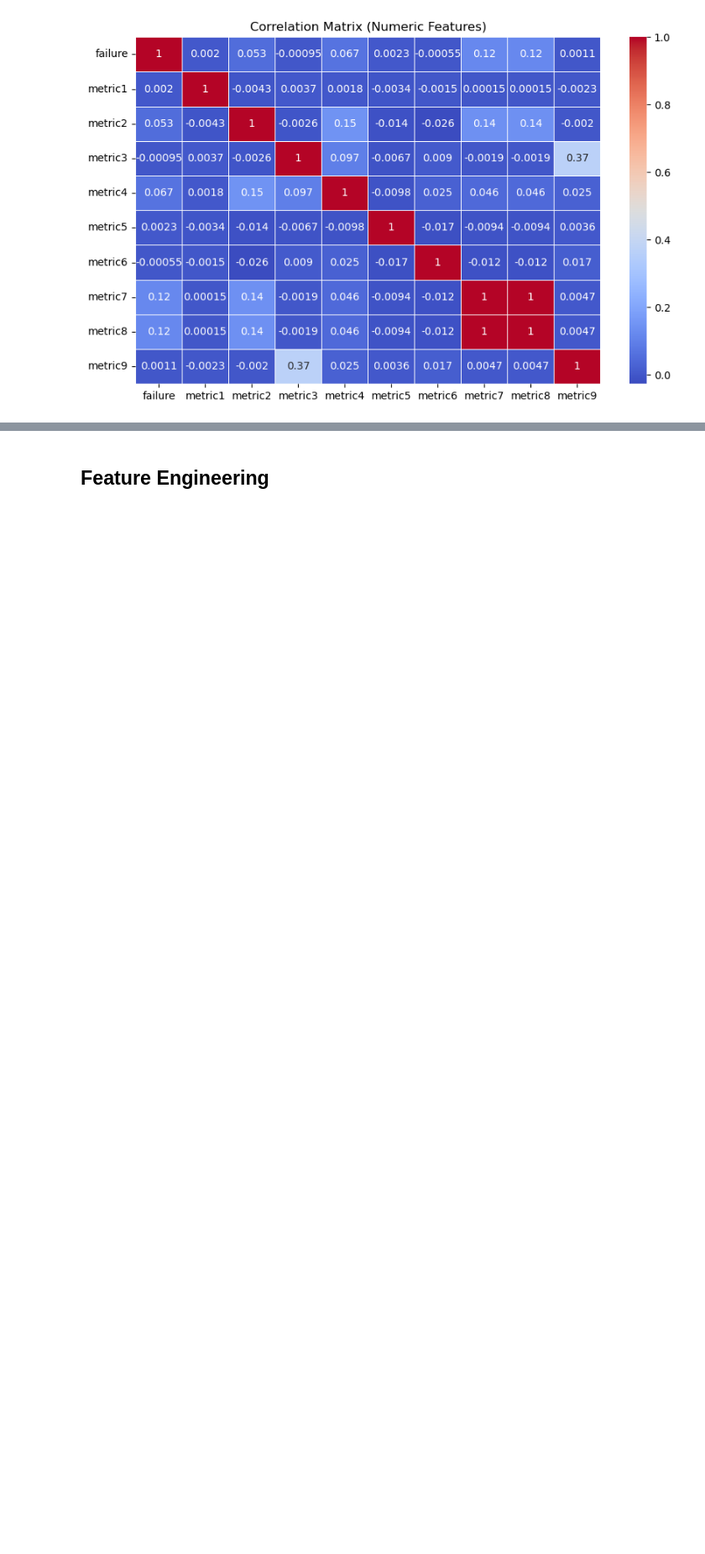
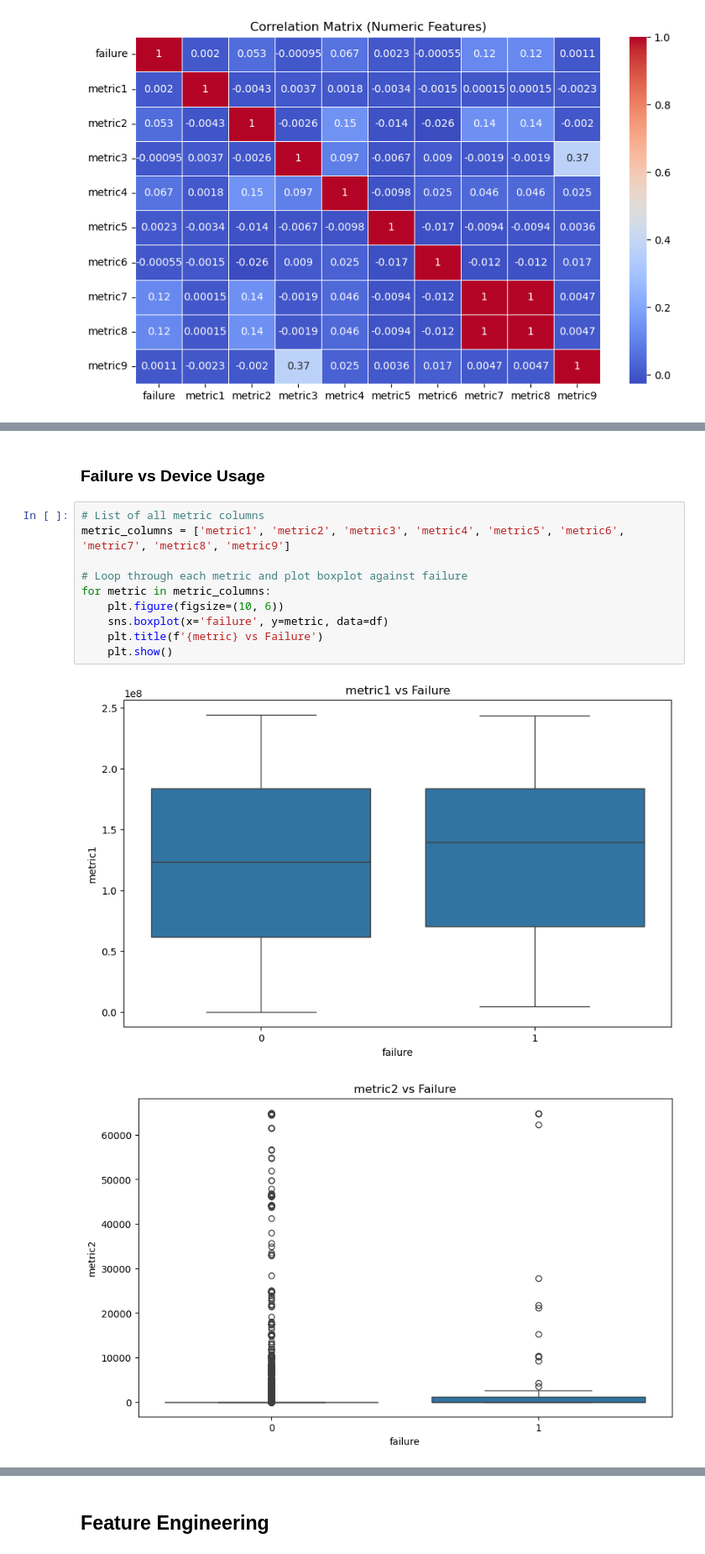
Before and after one commit to angelbenitezmd/AAI-540_Predictive-Maintenance-for-Pharmaceutical-Manufacturing-Equipment, a Jupyter notebook: 04_Feature_Store_EDA.ipynb, the cells around one changed output, grey strips where cells are left out. Shown at 84% size. Saved outputs shown, nothing was run; the diff lists cells and outputs as text; blank space fills up the shorter version.

```diff
--- a/04_Feature_Store_EDA.ipynb
+++ b/04_Feature_Store_EDA.ipynb
@@ -107,0 +133,15 @@ plt.show()
+# %% [markdown]
+### Failure vs Device Usage
+# %%
+# List of all metric columns
+metric_columns = ['metric1', 'metric2', 'metric3', 'metric4', 'metric5', 'metric6', 'metric7', 'metric8', 'metric9']
+
+# Loop through each metric and plot boxplot against failure
+for metric in metric_columns:
+    plt.figure(figsize=(10, 6))
+    sns.boxplot(x='failure', y=metric, data=df)
+    plt.title(f'{metric} vs Failure')
+    plt.show()
+# %% [output]
+[figure, added]
+[figure, added]
```
Also changed, not shown: parts of 11 cells of this notebook, 1 other file.
